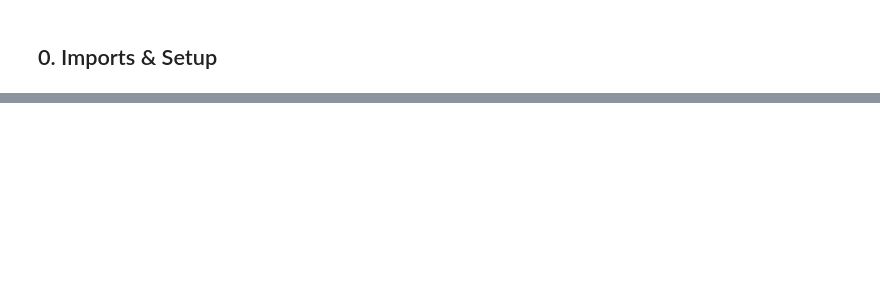
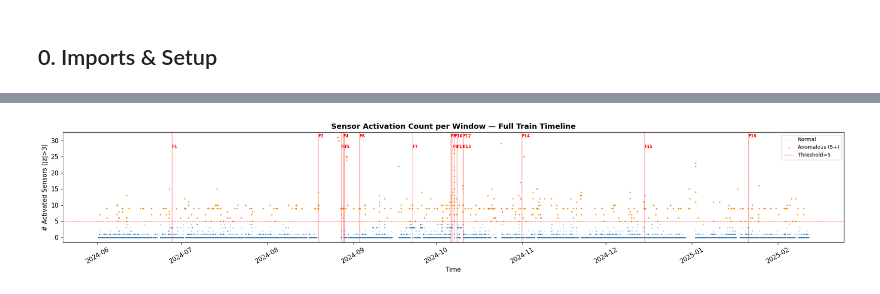
Before and after one commit to Emir515/Kurtulus-thesis, a Jupyter notebook: notebooks/02_anomaly_analysis.ipynb, the cells around one changed output, grey strips where cells are left out. Drawn from its saved outputs; the diff is of its cells as text; code cells hidden in the pictures; blank space fills up the shorter version.

```diff
--- a/notebooks/02_anomaly_analysis.ipynb
+++ b/notebooks/02_anomaly_analysis.ipynb
@@ -764,0 +277,16 @@ Top-right quadrant = useful sensors | Bottom-left quadrant = noise
+# %%
+# Z-scores already computed during streaming — summarize activation stats
+# Drop z-score columns from win_df to save memory (they're in zscore_df)
+win_df.drop(columns=[c for c in win_df.columns if c.startswith('z__')], inplace=True)
+gc.collect()
+
+print(f'Z-score matrix shape: {zscore_df.shape}')
+print(f'win_df shape (meta only): {win_df.shape}')
+print(f'\nPer-window activation stats:')
+print(f'  Mean sensors activated: {win_df["n_activated"].mean():.1f}')
+print(f'  Median:                 {win_df["n_activated"].median():.0f}')
+print(f'  Max:                    {win_df["n_activated"].max()}')
+print(f'\nWindows with 0 activated sensors: {(win_df["n_activated"] == 0).sum():,} ({100*(win_df["n_activated"] == 0).mean():.1f}%)')
+print(f'Windows with 1+ activated sensors: {(win_df["n_activated"] > 0).sum():,} ({100*(win_df["n_activated"] > 0).mean():.1f}%)')
+print(f'Windows with 5+ activated sensors: {(win_df["n_activated"] >= 5).sum():,} ({100*(win_df["n_activated"] >= 5).mean():.1f}%)')
+print(f'Windows with 10+ activated sensors: {(win_df["n_activated"] >= 10).sum():,} ({100*(win_df["n_activated"] >= 10).mean():.1f}%)')
@@ -764,0 +359,25 @@ Top-right quadrant = useful sensors | Bottom-left quadrant = noise
+# %%
+# Timeline plot: activated sensor count over time, with failure events overlaid
+fig, ax = plt.subplots(figsize=(20, 4))
+
+ax.scatter(win_df['win_start'], win_df['n_activated'], s=1, alpha=0.3, c='steelblue', label='Normal')
+ax.scatter(anom['win_start'], anom['n_activated'], s=3, alpha=0.6, c='darkorange', label=f'Anomalous ({MIN_ACTIVATED}+)')
+
+# Overlay failure events
+for idx, ev in train_events.iterrows():
+    ax.axvspan(ev['start'], ev['end'], color='red', alpha=0.2, zorder=0)
+    ax.text(ev['start'], ax.get_ylim()[1] * 0.95 if idx % 2 == 0 else ax.get_ylim()[1] * 0.85,
+            f'F{idx}', fontsize=7, color='red', fontweight='bold')
+
+ax.axhline(MIN_ACTIVATED, color='red', linestyle='--', linewidth=1, alpha=0.5, label=f'Threshold={MIN_ACTIVATED}')
+ax.set_xlabel('Time')
+ax.set_ylabel('# Activated Sensors (|z|>3)')
+ax.set_title('Sensor Activation Count per Window — Full Train Timeline', fontweight='bold')
+ax.legend(fontsize=9, loc='upper right')
+ax.xaxis.set_major_formatter(mdates.DateFormatter('%Y-%m'))
+ax.xaxis.set_major_locator(mdates.MonthLocator())
+plt.xticks(rotation=30)
+plt.tight_layout()
+plt.show()
+# %% [output]
+[figure, added]
```
Also changed, not shown: parts of 48 cells of this notebook, 4 other files.
